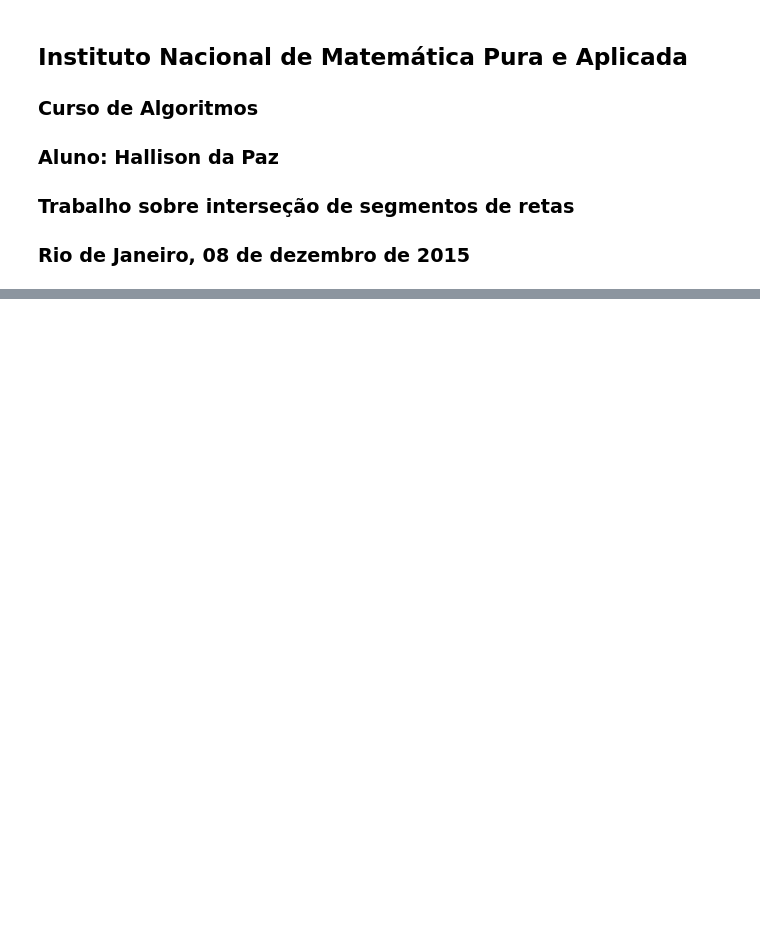
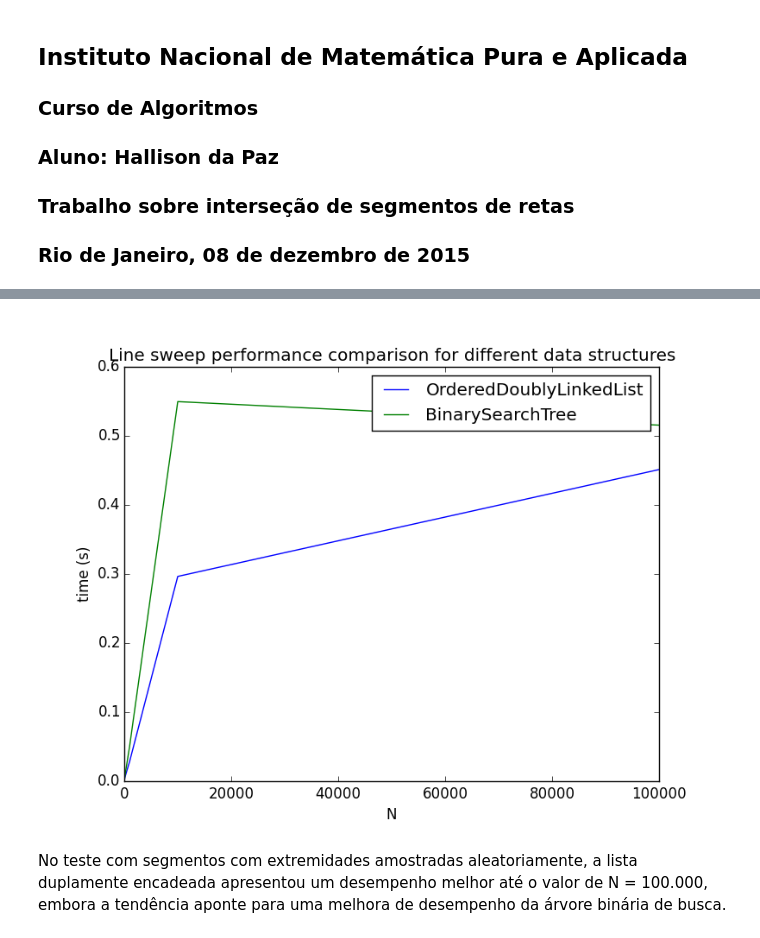
Before and after one commit to hallpaz/Algorithms-Course-IMPA-2015, a Jupyter notebook: assignments/intersection/intersection_report.ipynb, the cells around one changed output, grey strips where cells are left out. Cells and saved outputs as stored; diff of their text form; code cells hidden in the pictures; blank space fills up the shorter version.

```diff
--- a/assignments/intersection/intersection_report.ipynb
+++ b/assignments/intersection/intersection_report.ipynb
@@ -42,6 +30,13 @@ TypeError: __init__() takes 1 positional argument but 2 were given
 # %%
 testlabel = "First Test"
 plotPerformanceGraph(limit, first_test_times, names, colors, testlabel)
+# %%
+img = Image.open(images_folder + "First Test_5.png")
+img
+# %% [output]
+[figure, added]
+# %% [markdown]
+No teste com segmentos com extremidades amostradas aleatoriamente, a lista duplamente encadeada apresentou um desempenho melhor até o valor de N = 100.000, embora a tendência aponte para uma melhora de desempenho da árvore binária de busca.
 # %%
 #write second test files
 TestData.writeSecondTest(limit)
```
Also changed, not shown: parts of 13 cells of this notebook, 9 other files.
